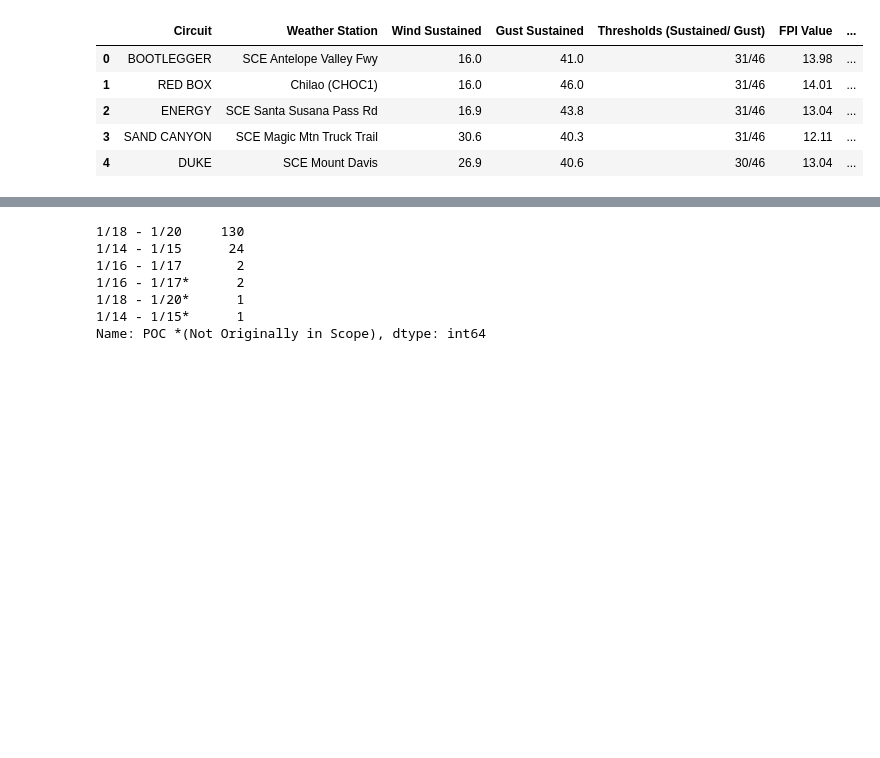
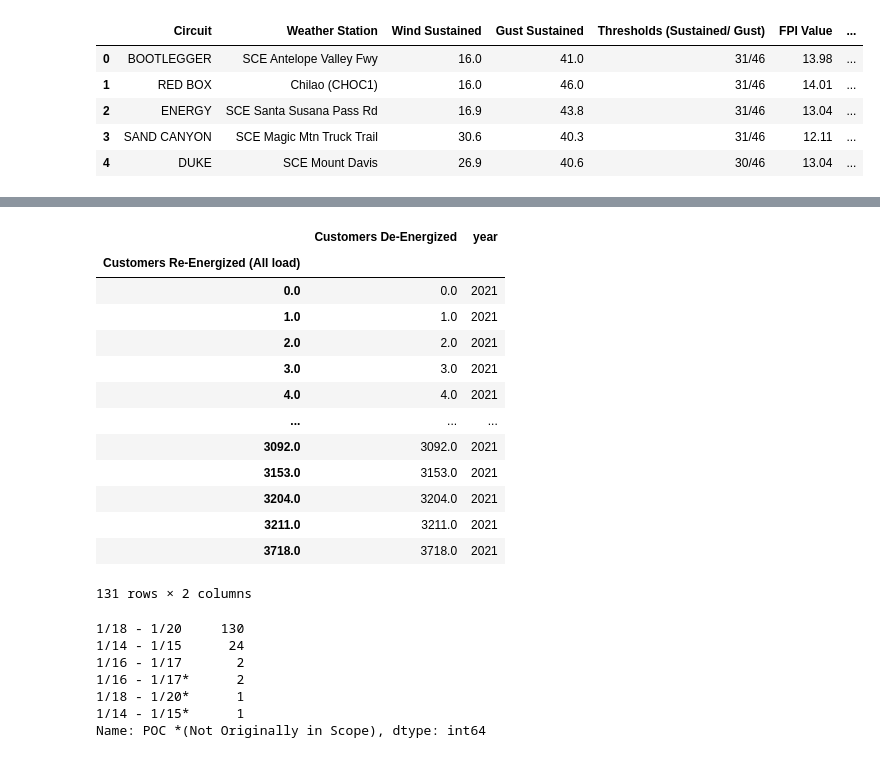
Before and after one commit to tomityrrell/psps-analysis, a Jupyter notebook: notebooks/2021 Notifications.ipynb, the cells around one changed output, grey strips where cells are left out. Drawn from its saved outputs; the diff is of its cells as text; code cells hidden in the pictures; blank space fills up the shorter version.

```diff
--- a/notebooks/2021 Notifications.ipynb
+++ b/notebooks/2021 Notifications.ipynb
@@ -38,3 +113,20 @@ notifications.head()
+# %%
+notifications.groupby("Customers Re‐Energized (All load)")
+# %% [output]
+|  | Customers De‐Energized | year |
+| Customers Re‐Energized (All load) |  |  |
+| 0.0 | 0.0 | 2021 |
+| 1.0 | 1.0 | 2021 |
+| 2.0 | 2.0 | 2021 |
+| 3.0 | 3.0 | 2021 |
+| 4.0 | 4.0 | 2021 |
+| ... | ... | ... |
+| 3092.0 | 3092.0 | 2021 |
+| 3153.0 | 3153.0 | 2021 |
+| 3204.0 | 3204.0 | 2021 |
+| 3211.0 | 3211.0 | 2021 |
+| 3718.0 | 3718.0 | 2021 |
+131 rows × 2 columns
 # %%
 notifications["POC *(Not Originally in Scope)"].value_counts()
 # %% [output]
```
Also changed, not shown: parts of 6 cells of this notebook, 11 other files.
